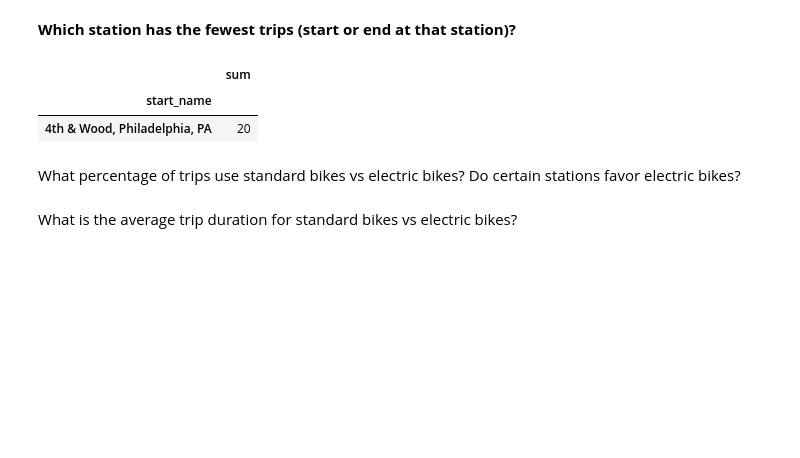
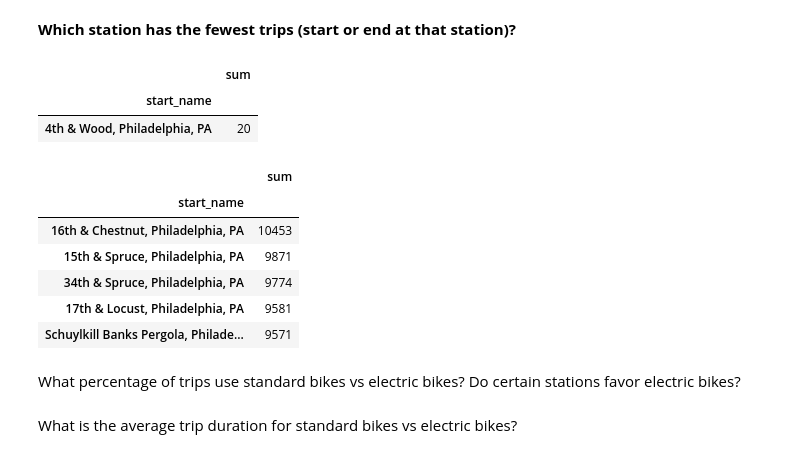
Before and after one commit to MichaelStinson/Indego-City-Bikes-with-Google-Maps-API, a Jupyter notebook: Indego Analysis with Google Maps APIs.ipynb, the cells around one changed output. Cells and saved outputs as stored; diff of their text form; code cells hidden in the pictures; blank space fills up the shorter version.

```diff
--- a/Indego Analysis with Google Maps APIs.ipynb
+++ b/Indego Analysis with Google Maps APIs.ipynb
@@ -196,5 +230,3 @@ dtype: int64
 # %% [markdown]
 ## <a name="jointripdata"></a> Join trip data with station data
 [Return to Top](#top)
-# %%
-trip_data = pd.read_csv("indego-trips-2021-q3.csv", low_memory=False)
@@ -354,6 +389,16 @@ grouped.nsmallest(1, "sum")
 |  | sum |
 | start_name |  |
 | 4th & Wood, Philadelphia, PA | 20 |
+# %%
+grouped.nlargest(5, "sum")
+# %% [output]
+|  | sum |
+| start_name |  |
+| 16th & Chestnut, Philadelphia, PA | 10453 |
+| 15th & Spruce, Philadelphia, PA | 9871 |
+| 34th & Spruce, Philadelphia, PA | 9774 |
+| 17th & Locust, Philadelphia, PA | 9581 |
+| Schuylkill Banks Pergola, Philade... | 9571 |
 # %% [markdown]
 What percentage of trips use standard bikes vs electric bikes? Do certain stations favor electric bikes?
 # %% [markdown]
```
Also changed, not shown: parts of 13 cells of this notebook.
